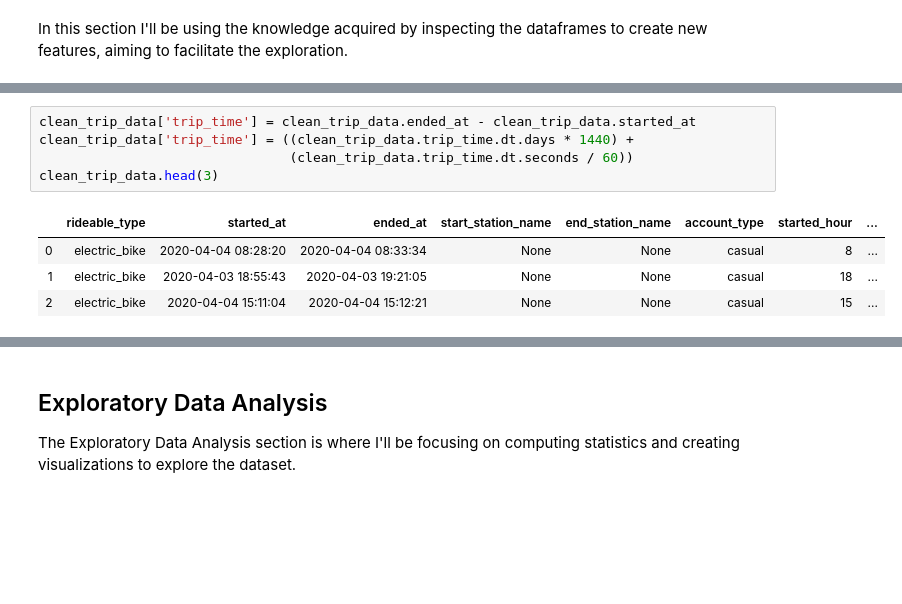
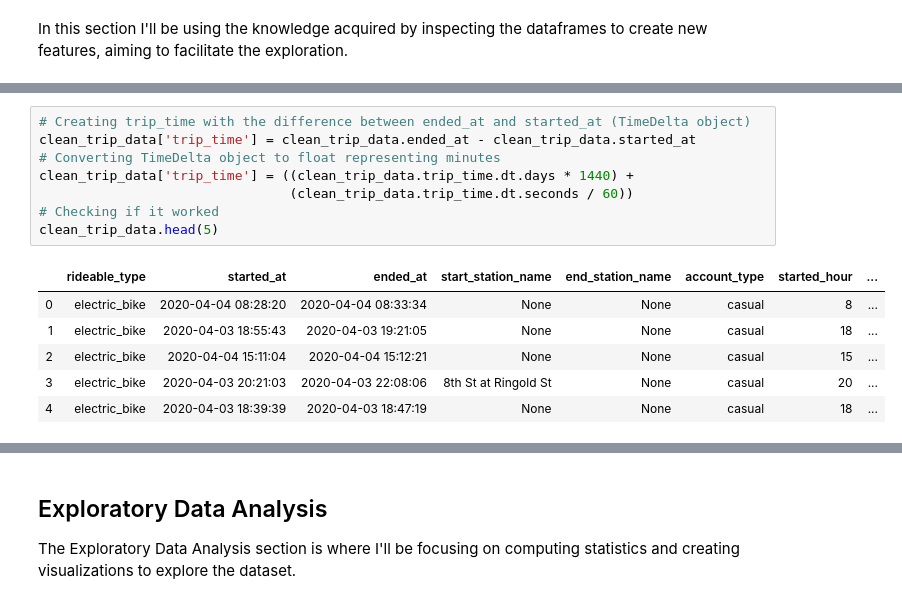
Before and after one commit to Nevesgmd/bay-wheels-data-analysis, a Jupyter notebook: exploration.ipynb, the cells around one changed output, grey strips where cells are left out. Cells and saved outputs as stored; diff of their text form; blank space fills up the shorter version.

```diff
--- a/exploration.ipynb
+++ b/exploration.ipynb
@@ -232,11 +257,16 @@ clean_trip_data.sample(5)
 # %%
+# Creating trip_time with the difference between ended_at and started_at (TimeDelta object)
 clean_trip_data['trip_time'] = clean_trip_data.ended_at - clean_trip_data.started_at
+# Converting TimeDelta object to float representing minutes
 clean_trip_data['trip_time'] = ((clean_trip_data.trip_time.dt.days * 1440) +
                                 (clean_trip_data.trip_time.dt.seconds / 60))
-clean_trip_data.head(3)
+# Checking if it worked
+clean_trip_data.head(5)
 # %% [output]
 |  | rideable_type | started_at | ended_at | start_station_name | end_station_name | account_type | started_hour | ... |
 | 0 | electric_bike | 2020-04-04 08:28:20 | 2020-04-04 08:33:34 | None | None | casual | 8 | ... |
 | 1 | electric_bike | 2020-04-03 18:55:43 | 2020-04-03 19:21:05 | None | None | casual | 18 | ... |
 | 2 | electric_bike | 2020-04-04 15:11:04 | 2020-04-04 15:12:21 | None | None | casual | 15 | ... |
+| 3 | electric_bike | 2020-04-03 20:21:03 | 2020-04-03 22:08:06 | 8th St at Ringold St | None | casual | 20 | ... |
+| 4 | electric_bike | 2020-04-03 18:39:39 | 2020-04-03 18:47:19 | None | None | casual | 18 | ... |
 # %%
```
Also changed, not shown: parts of 91 cells of this notebook.
